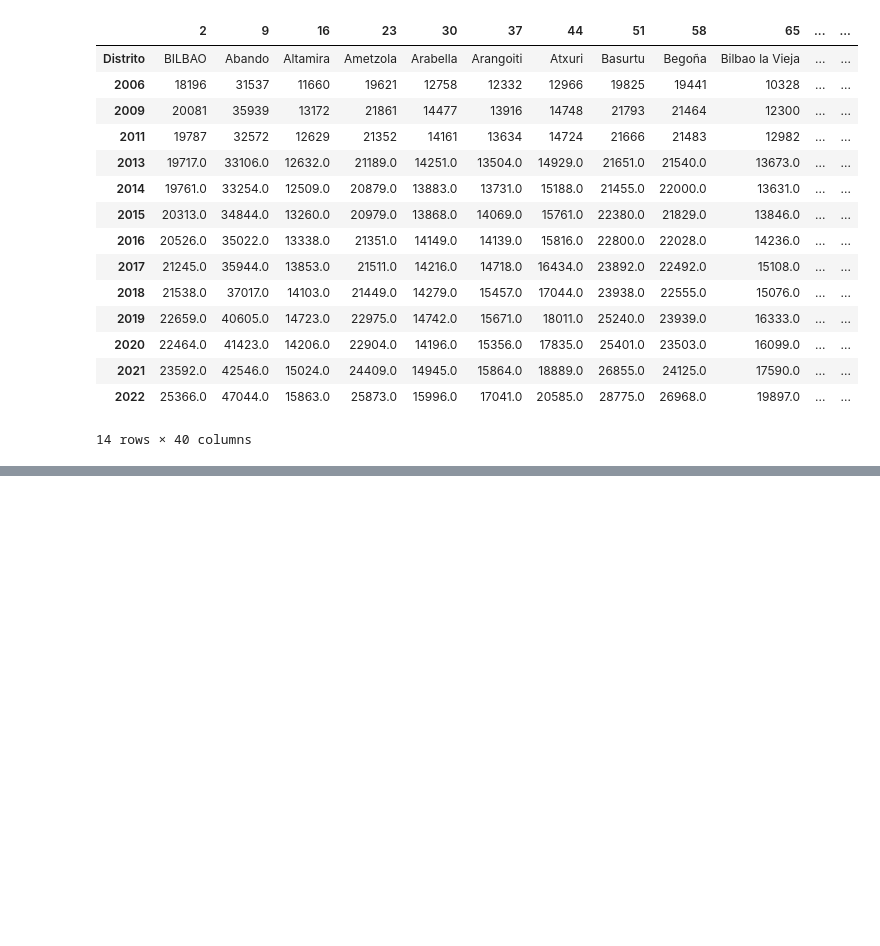
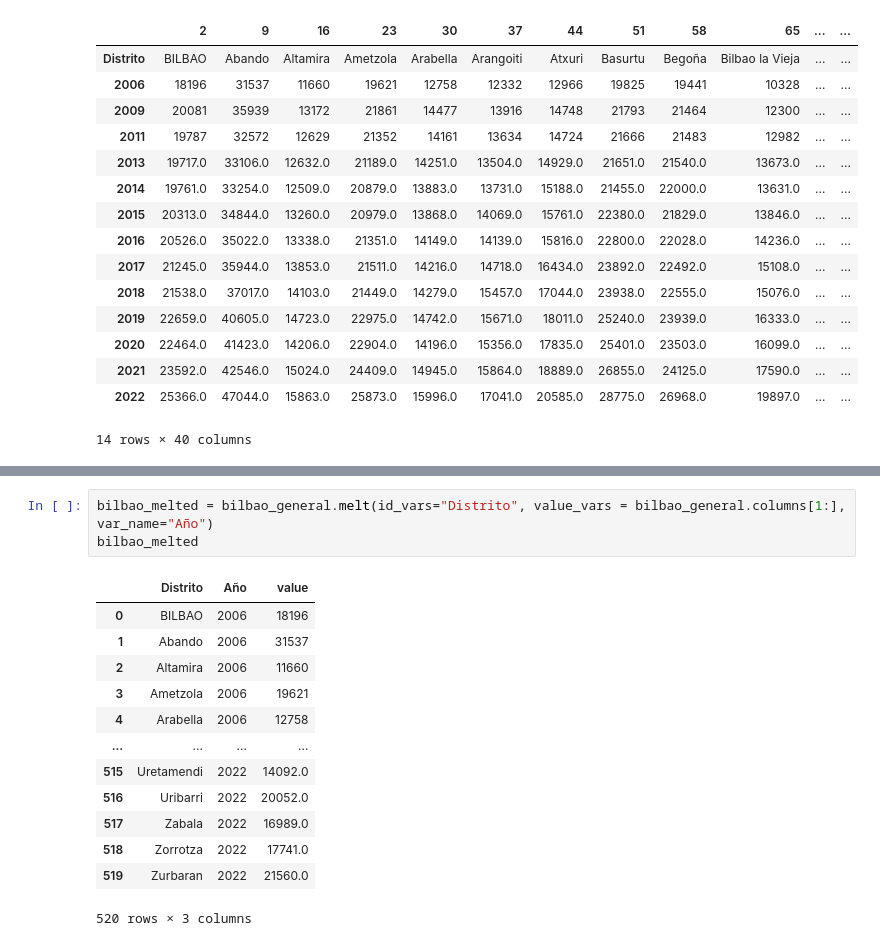
Before and after one commit to PacoFletcher/EDA, a Jupyter notebook: Rentas distritos Bilbao.ipynb, the cells around one changed output, grey strips where cells are left out. Drawn from its saved outputs; the diff is of its cells as text; blank space fills up the shorter version.

```diff
--- a/Rentas distritos Bilbao.ipynb
+++ b/Rentas distritos Bilbao.ipynb
@@ -392,0 +424,17 @@ bilbao_general.T
+# %%
+bilbao_melted = bilbao_general.melt(id_vars="Distrito", value_vars = bilbao_general.columns[1:], var_name="Año")
+bilbao_melted
+# %% [output]
+|  | Distrito | Año | value |
+| 0 | BILBAO | 2006 | 18196 |
+| 1 | Abando | 2006 | 31537 |
+| 2 | Altamira | 2006 | 11660 |
+| 3 | Ametzola | 2006 | 19621 |
+| 4 | Arabella | 2006 | 12758 |
+| ... | ... | ... | ... |
+| 515 | Uretamendi | 2022 | 14092.0 |
+| 516 | Uribarri | 2022 | 20052.0 |
+| 517 | Zabala | 2022 | 16989.0 |
+| 518 | Zorrotza | 2022 | 17741.0 |
+| 519 | Zurbaran | 2022 | 21560.0 |
+520 rows × 3 columns
```
Also changed, not shown: parts of 8 cells of this notebook, 2 other files.
